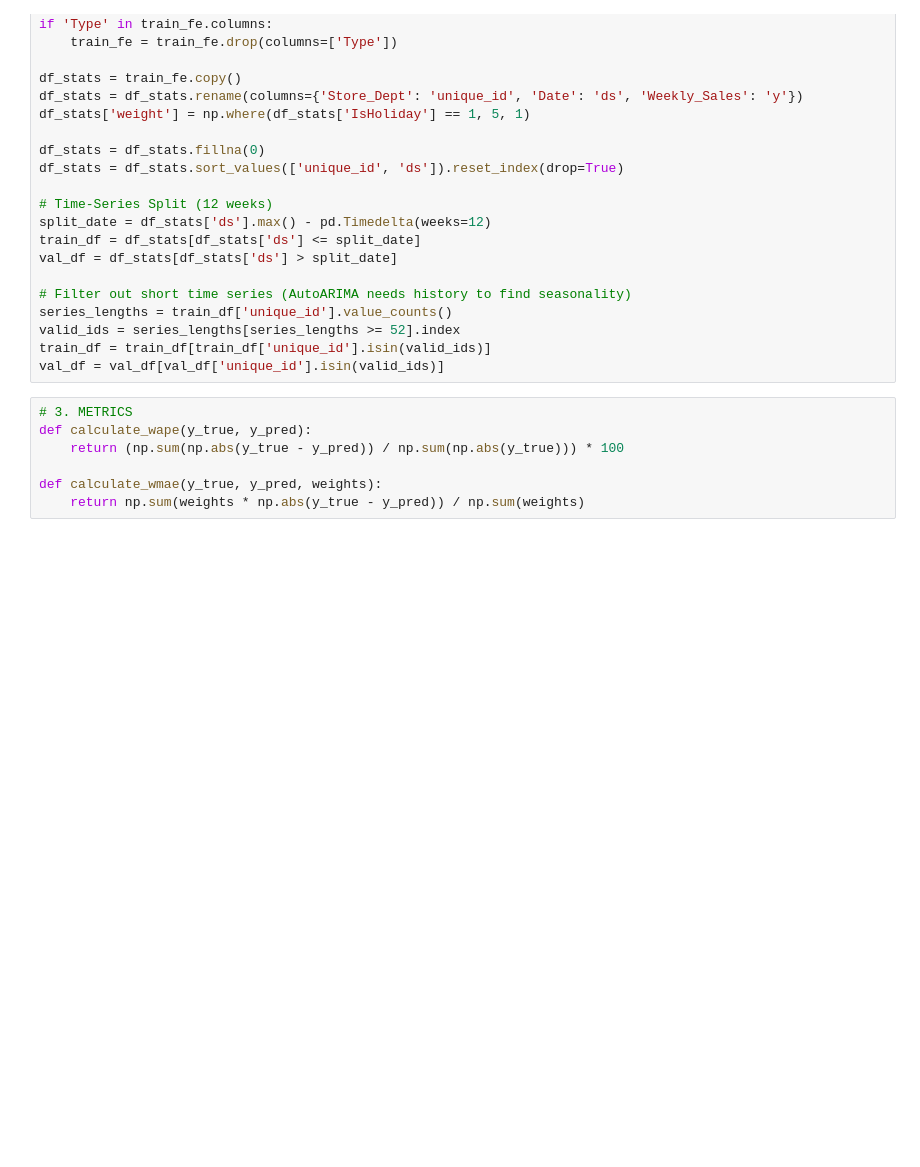
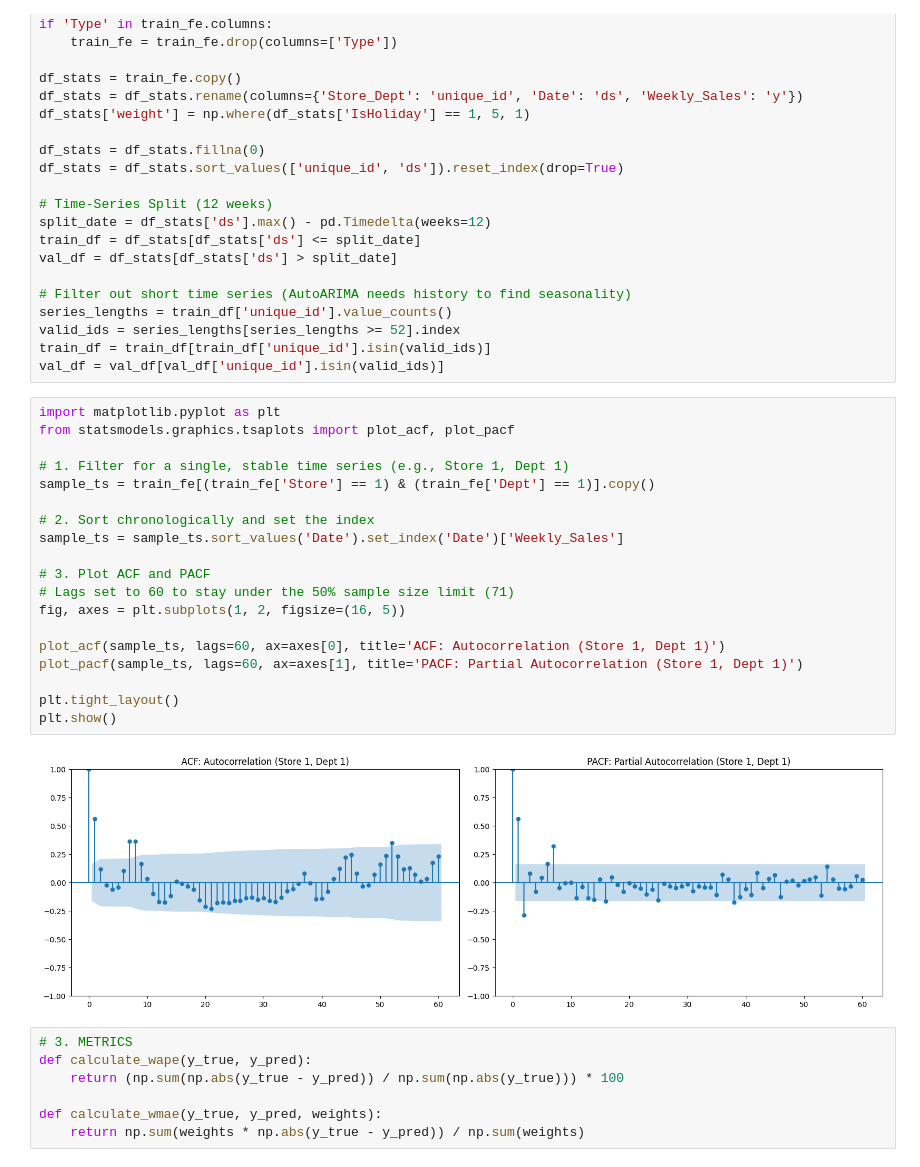
Before and after one commit to EleneJobava/walmart-sales-forecasting, a Jupyter notebook: model_experiment_ARIMA.ipynb, the cells around one changed output. Drawn from its saved outputs; the diff is of its cells as text; blank space fills up the shorter version.

```diff
--- a/model_experiment_ARIMA.ipynb
+++ b/model_experiment_ARIMA.ipynb
@@ -53,6 +53,27 @@ series_lengths = train_df['unique_id'].value_counts()
 valid_ids = series_lengths[series_lengths >= 52].index
 train_df = train_df[train_df['unique_id'].isin(valid_ids)]
 val_df = val_df[val_df['unique_id'].isin(valid_ids)]
+# %%
+import matplotlib.pyplot as plt
+from statsmodels.graphics.tsaplots import plot_acf, plot_pacf
+
+# 1. Filter for a single, stable time series (e.g., Store 1, Dept 1)
+sample_ts = train_fe[(train_fe['Store'] == 1) & (train_fe['Dept'] == 1)].copy()
+
+# 2. Sort chronologically and set the index
+sample_ts = sample_ts.sort_values('Date').set_index('Date')['Weekly_Sales']
+
+# 3. Plot ACF and PACF
+# Lags set to 60 to stay under the 50% sample size limit (71)
+fig, axes = plt.subplots(1, 2, figsize=(16, 5))
+
+plot_acf(sample_ts, lags=60, ax=axes[0], title='ACF: Autocorrelation (Store 1, Dept 1)')
+plot_pacf(sample_ts, lags=60, ax=axes[1], title='PACF: Partial Autocorrelation (Store 1, Dept 1)')
+
+plt.tight_layout()
+plt.show()
+# %% [output]
+[figure, added]
 # %%
 # 3. METRICS
 def calculate_wape(y_true, y_pred):
```
Also changed, not shown: parts of 3 cells of this notebook.
